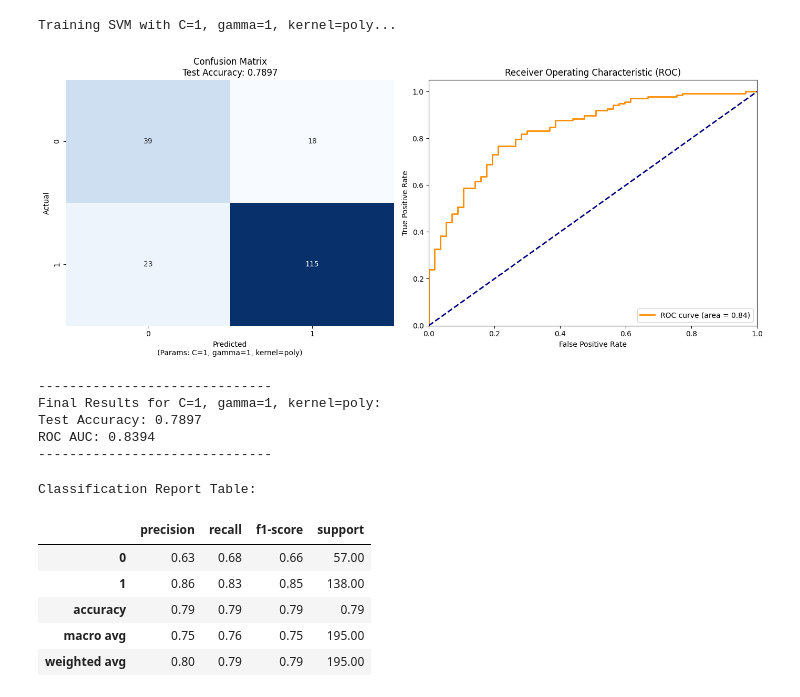
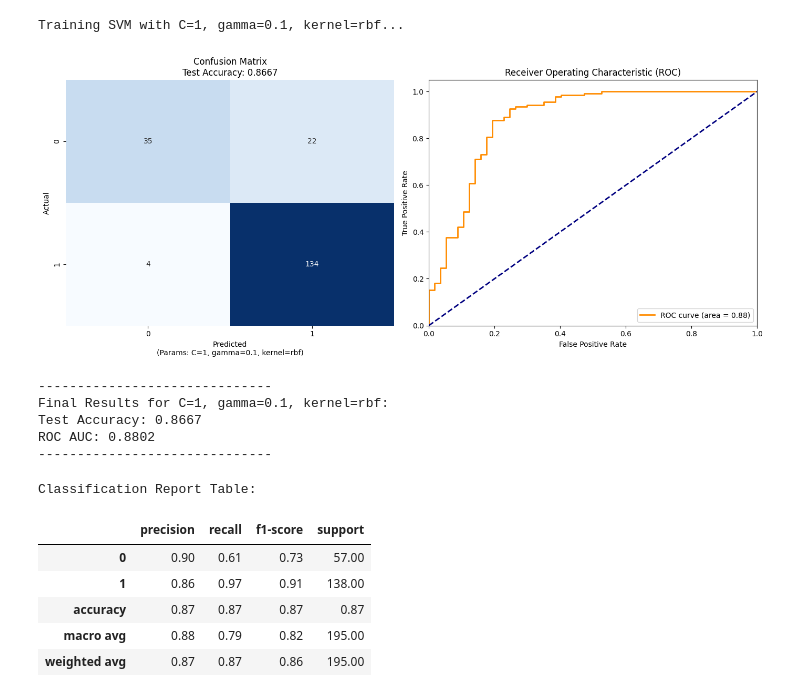
Before and after one commit to TK114-5354/Basic_principles_of_Artificial_intelligence, a Jupyter notebook: Workplace/task/SVM.ipynb, the cells around one changed output. Drawn from its saved outputs; the diff is of its cells as text; code cells hidden in the pictures.

```diff
--- a/Workplace/task/SVM.ipynb
+++ b/Workplace/task/SVM.ipynb
@@ -43,8 +43,8 @@ X_test_scaled = scaler.transform(X_test) # ใช้ transform กับ test se
 
 # ----- ใส่พารามิเตอร์ที่คุณต้องการทดสอบตรงนี้ครับ -----
 my_C = 1           # <--- แก้ไขค่า C ตรงนี้ (เช่น 0.1, 1, 100)
-my_gamma = 1  # <--- แก้ไขค่า gamma ตรงนี้ (เช่น 0.1, 0.01 หรือ 'scale')
-my_kernel = 'poly'   # <--- แก้ไข kernel ตรงนี้ (เช่น 'linear', 'poly')
+my_gamma = 0.1  # <--- แก้ไขค่า gamma ตรงนี้ (เช่น 0.1, 0.01 หรือ 'scale')
+my_kernel = 'rbf'   # <--- แก้ไข kernel ตรงนี้ (เช่น 'linear', 'poly')
 # ------------------------------------------------
 
 print(f"Training SVM with C={my_C}, gamma={my_gamma}, kernel={my_kernel}...")
@@ -80,39 +80,39 @@ cm = confusion_matrix(y_test, y_pred)
 sns.heatmap(cm, annot=True, fmt='d', cmap='Blues', cbar=False)
 
 # แสดง Accuracy และ พารามิเตอร์ที่ใช้ในกราฟ
 plt.title(f'Confusion Matrix\nTest Accuracy: {test_acc:.4f}')
 plt.xlabel(f'Predicted\n(Params: C={my_C}, gamma={my_gamma}, kernel={my_kernel})')
 plt.ylabel('Actual')
 
 # --- Visual 2: ROC Curve ---
 plt.subplot(1, 2, 2)
 fpr, tpr, thresholds = roc_curve(y_test, y_prob)
 roc_auc = auc(fpr, tpr)
 
 plt.plot(fpr, tpr, color='darkorange', lw=2, label=f'ROC curve (area = {roc_auc:.2f})')
 plt.plot([0, 1], [0, 1], color='navy', lw=2, linestyle='--')
 plt.xlim([0.0, 1.0])
 plt.ylim([0.0, 1.05])
 plt.xlabel('False Positive Rate')
 plt.ylabel('True Positive Rate')
 plt.title('Receiver Operating Characteristic (ROC)')
 plt.legend(loc="lower right")
 
 plt.tight_layout()
 plt.show()
 
 print("-" * 30)
 print(f"Final Results for C={my_C}, gamma={my_gamma}, kernel={my_kernel}:")
 print(f"Test Accuracy: {test_acc:.4f}")
 print(f"ROC AUC: {roc_auc:.4f}")
 print("-" * 30)
 # %% [output]
-Training SVM with C=1, gamma=1, kernel=poly...
+Training SVM with C=1, gamma=0.1, kernel=rbf...
-[figure, old version]
+[figure, new version]
 ------------------------------
-Final Results for C=1, gamma=1, kernel=poly:
-Test Accuracy: 0.7897
-ROC AUC: 0.8394
+Final Results for C=1, gamma=0.1, kernel=rbf:
+Test Accuracy: 0.8667
+ROC AUC: 0.8802
 ------------------------------
 # %%
 from sklearn.metrics import classification_report
@@ -134,8 +134,8 @@ display(report_df) # ถ้าใช้ Jupyter Notebook / Google Colab
 # %% [output]
 Classification Report Table:
 |  | precision | recall | f1-score | support |
-| 0 | 0.63 | 0.68 | 0.66 | 57.00 |
-| 1 | 0.86 | 0.83 | 0.85 | 138.00 |
-| accuracy | 0.79 | 0.79 | 0.79 | 0.79 |
-| macro avg | 0.75 | 0.76 | 0.75 | 195.00 |
-| weighted avg | 0.80 | 0.79 | 0.79 | 195.00 |
+| 0 | 0.90 | 0.61 | 0.73 | 57.00 |
+| 1 | 0.86 | 0.97 | 0.91 | 138.00 |
+| accuracy | 0.87 | 0.87 | 0.87 | 0.87 |
+| macro avg | 0.88 | 0.79 | 0.82 | 195.00 |
+| weighted avg | 0.87 | 0.87 | 0.86 | 195.00 |
```
Also changed, not shown: 1 other file.
